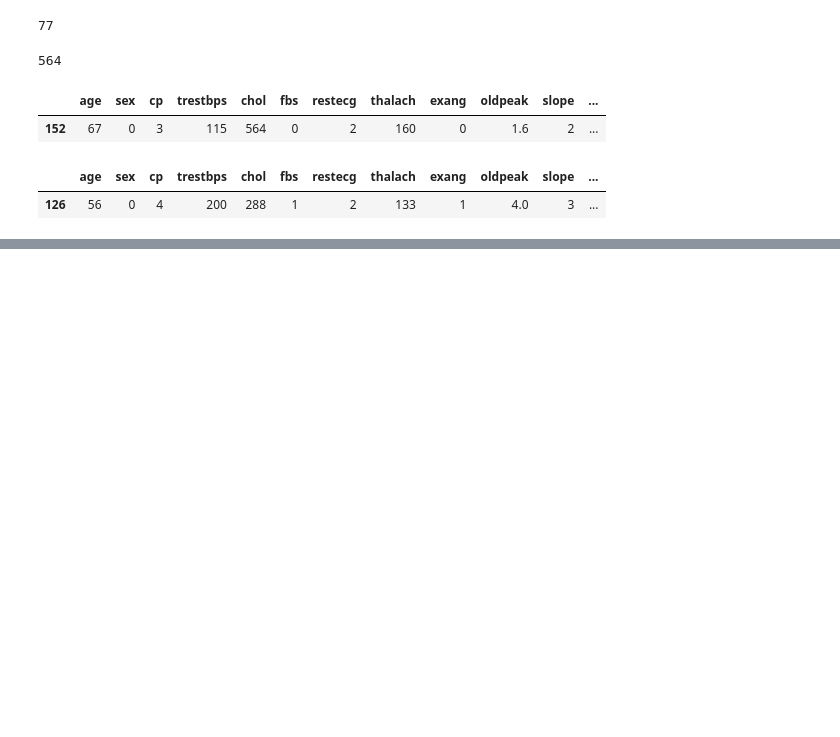
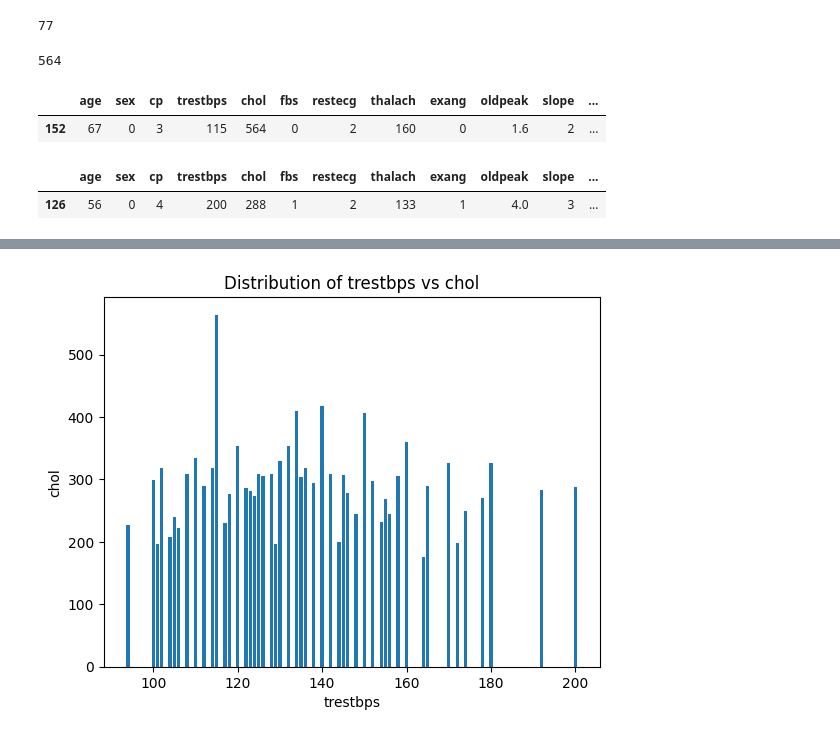
Before and after one commit to awaiskhan005/DATA-SCIENCE-AND-AI-, a Jupyter notebook: HEART_ATTACK_DATASET.ipynb, the cells around one changed output, grey strips where cells are left out. Drawn from its saved outputs; the diff is of its cells as text; code cells hidden in the pictures; blank space fills up the shorter version.

```diff
--- a/HEART_ATTACK_DATASET.ipynb
+++ b/HEART_ATTACK_DATASET.ipynb
@@ -256,0 +288,10 @@ X[X['trestbps'] == max_bps]
+# %%
+# prompt: make a bar plot trestbps on x axis and chol on y axis
+
+plt.bar(X['trestbps'], height=X['chol'])
+plt.xlabel('trestbps')
+plt.ylabel('chol')
+plt.title('Distribution of trestbps vs chol')
+plt.show()
+# %% [output]
+[figure, added]
```
Also changed, not shown: parts of 19 cells of this notebook.
